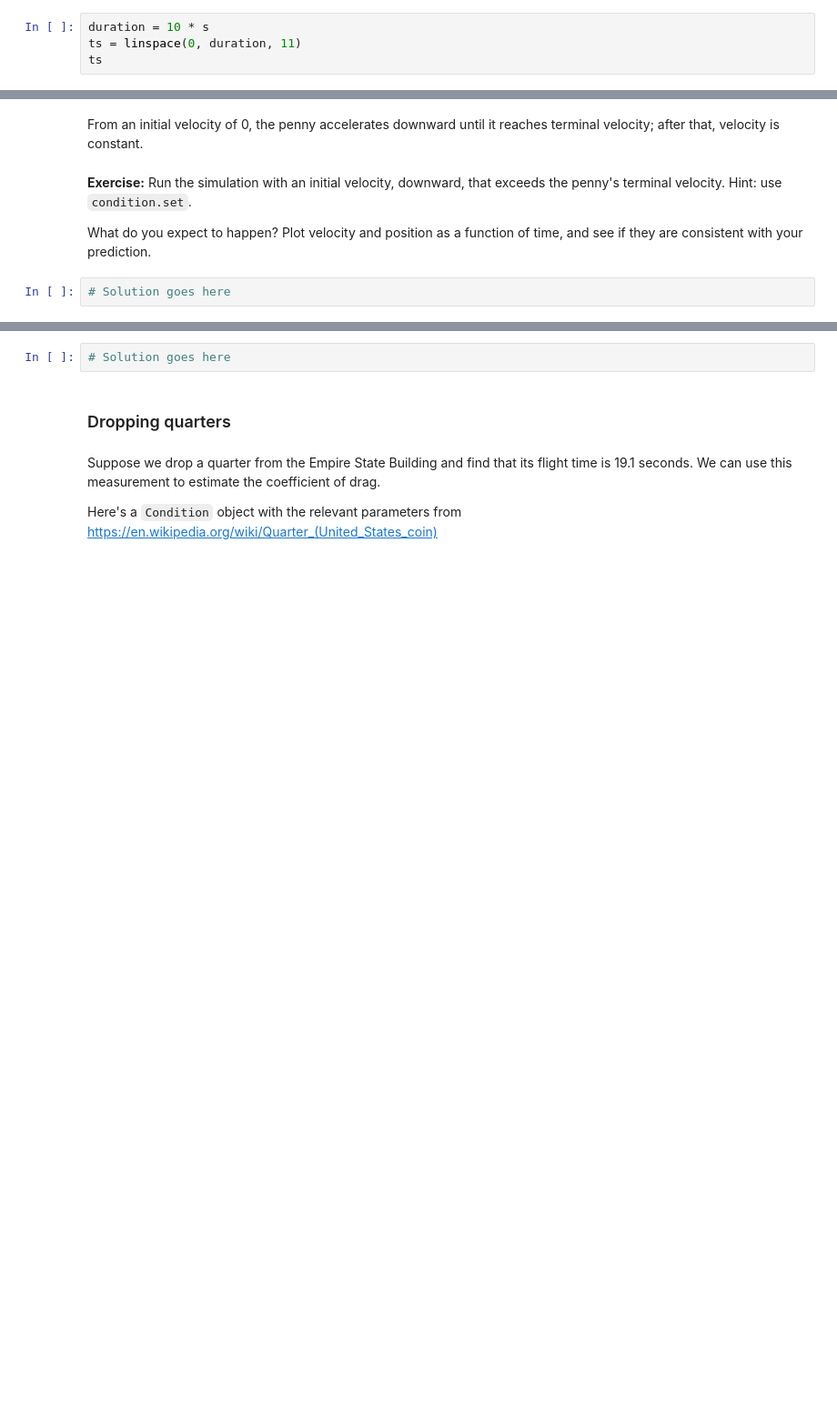
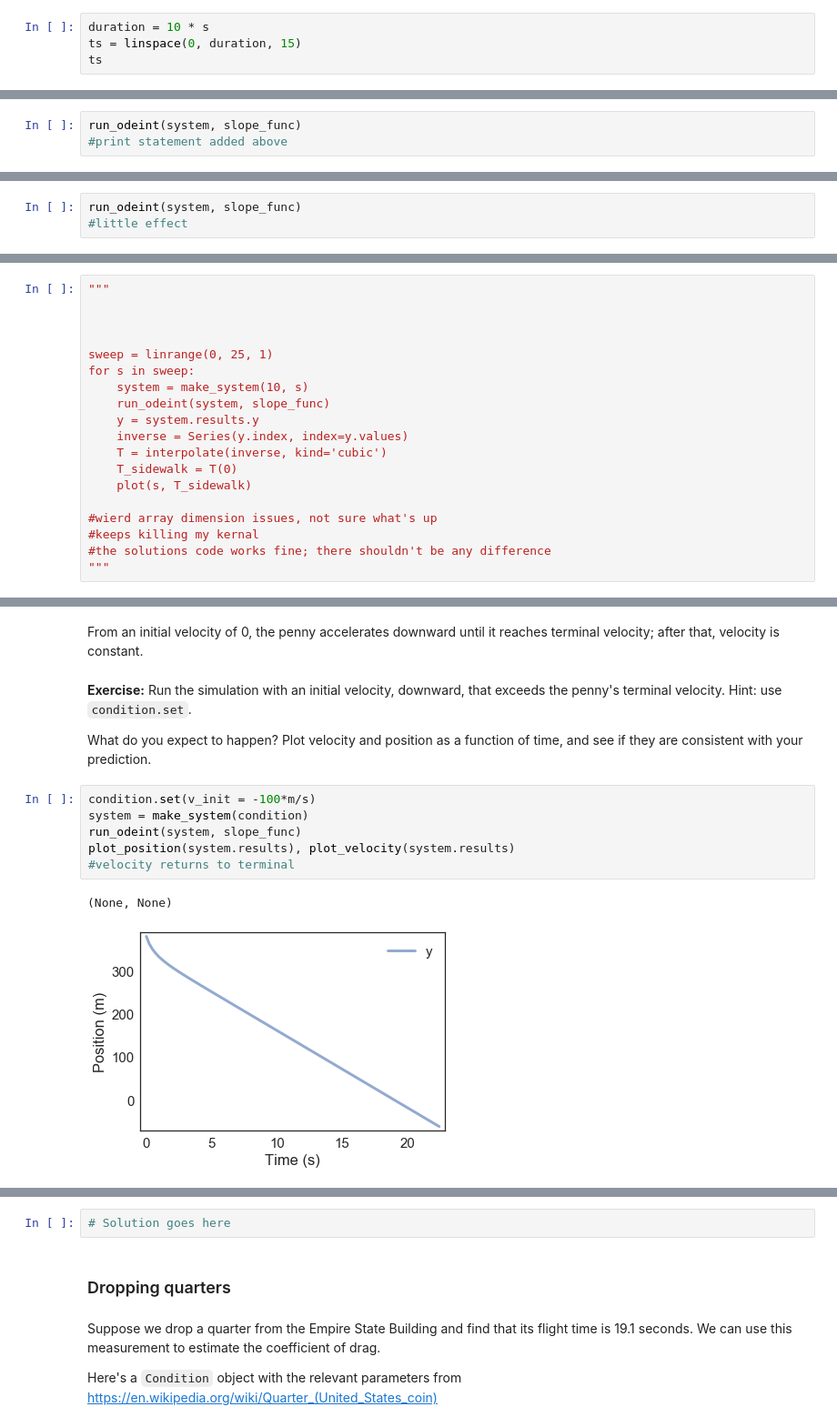
Before and after one commit to AlexFrye/ModSimPy, a Jupyter notebook: code/chap09mine.ipynb, the cells around one changed output, grey strips where cells are left out. Shown at 91% size. Drawn from its saved outputs; the diff is of its cells as text; blank space fills up the shorter version.

```diff
--- a/code/chap09mine.ipynb
+++ b/code/chap09mine.ipynb
@@ -51,5 +51,5 @@ When we call `odeint`, we need an array of timestamps where we want to compute t
 I'll start with a duration of 10 seconds.
 # %%
 duration = 10 * s
-ts = linspace(0, duration, 11)
+ts = linspace(0, duration, 15)
 ts
@@ -113,2 +152,5 @@ savefig('chap09-fig01.pdf')
 # %% [markdown]
 **Exercise:** Add a print statement to `slope_func` to print the value of `t` each time it's called.  What can we infer about how `odeint` works, based on the results?
+# %%
+run_odeint(system, slope_func)
+#print statement added above
@@ -115,2 +171,5 @@ savefig('chap09-fig01.pdf')
 # %% [markdown]
 **Exercise:** Change the value of `dt` and run the solver again.  What effect does it have on the results?
+# %%
+run_odeint(system, slope_func)
+#little effect
@@ -225,0 +347,19 @@ def flight_time(system):
+# %%
+"""
+
+
+
+sweep = linrange(0, 25, 1)
+for s in sweep:
+    system = make_system(10, s)
+    run_odeint(system, slope_func)
+    y = system.results.y
+    inverse = Series(y.index, index=y.values)
+    T = interpolate(inverse, kind='cubic')
+    T_sidewalk = T(0)
+    plot(s, T_sidewalk)
+
+#wierd array dimension issues, not sure what's up
+#keeps killing my kernal
+#the solutions code works fine; there shouldn't be any difference
+"""
@@ -345,5 +511,12 @@ From an initial velocity of 0, the penny accelerates downward until it reaches t
 **Exercise:** Run the simulation with an initial velocity, downward, that exceeds the penny's terminal velocity.  Hint: use `condition.set`.
 
 What do you expect to happen?  Plot velocity and position as a function of time, and see if they are consistent with your prediction.
-# %%
-# Solution goes here
+# %%
+condition.set(v_init = -100*m/s)
+system = make_system(condition)
+run_odeint(system, slope_func)
+plot_position(system.results), plot_velocity(system.results)
+#velocity returns to terminal
+# %% [output]
+(None, None)
+[figure, added]
```
Also changed, not shown: parts of 31 cells of this notebook, 2 other files.
